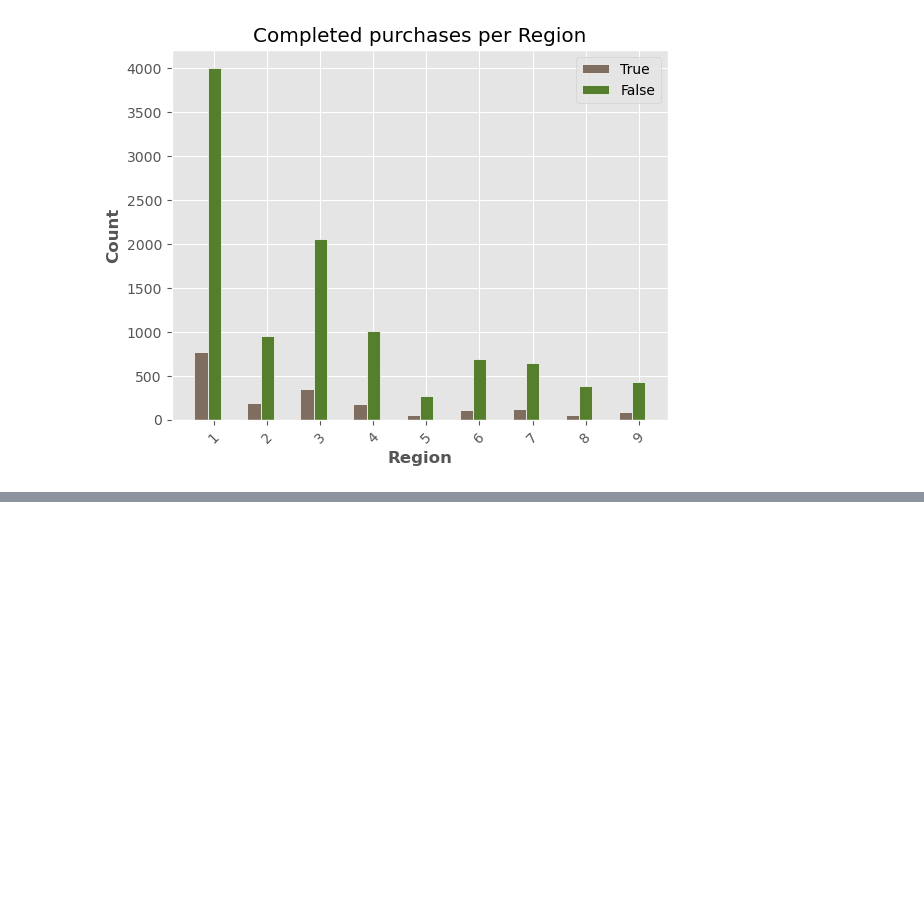
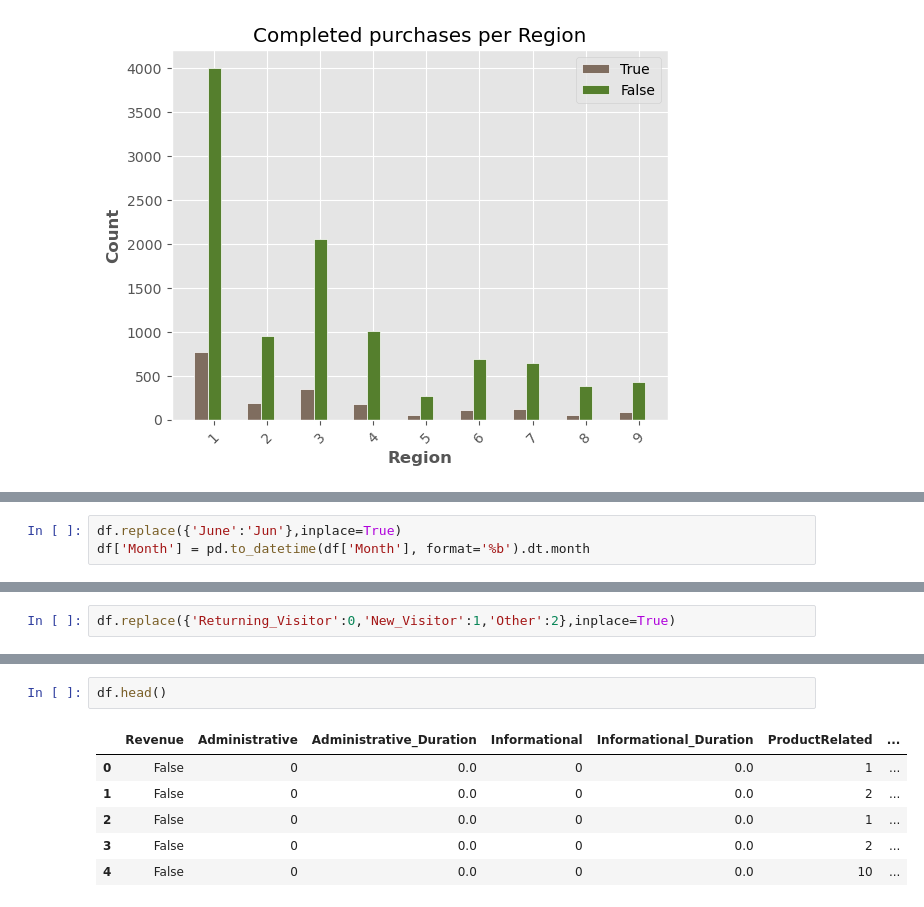
Before and after one commit to isaac-co/online-shopper-intention, a Jupyter notebook: shopper-intention.ipynb, the cells around one changed output, grey strips where cells are left out. Saved outputs shown, nothing was run; the diff lists cells and outputs as text; blank space fills up the shorter version.

```diff
--- a/shopper-intention.ipynb
+++ b/shopper-intention.ipynb
@@ -244,0 +264,3 @@ plt.show()
+# %%
+df.replace({'June':'Jun'},inplace=True)
+df['Month'] = pd.to_datetime(df['Month'], format='%b').dt.month
@@ -244,0 +272,2 @@ plt.show()
+# %%
+df.replace({'Returning_Visitor':0,'New_Visitor':1,'Other':2},inplace=True)
@@ -244,0 +289,9 @@ plt.show()
+# %%
+df.head()
+# %% [output]
+|  | Revenue | Administrative | Administrative_Duration | Informational | Informational_Duration | ProductRelated | ... |
+| 0 | False | 0 | 0.0 | 0 | 0.0 | 1 | ... |
+| 1 | False | 0 | 0.0 | 0 | 0.0 | 2 | ... |
+| 2 | False | 0 | 0.0 | 0 | 0.0 | 1 | ... |
+| 3 | False | 0 | 0.0 | 0 | 0.0 | 2 | ... |
+| 4 | False | 0 | 0.0 | 0 | 0.0 | 10 | ... |
```
Also changed, not shown: parts of 27 cells of this notebook.
